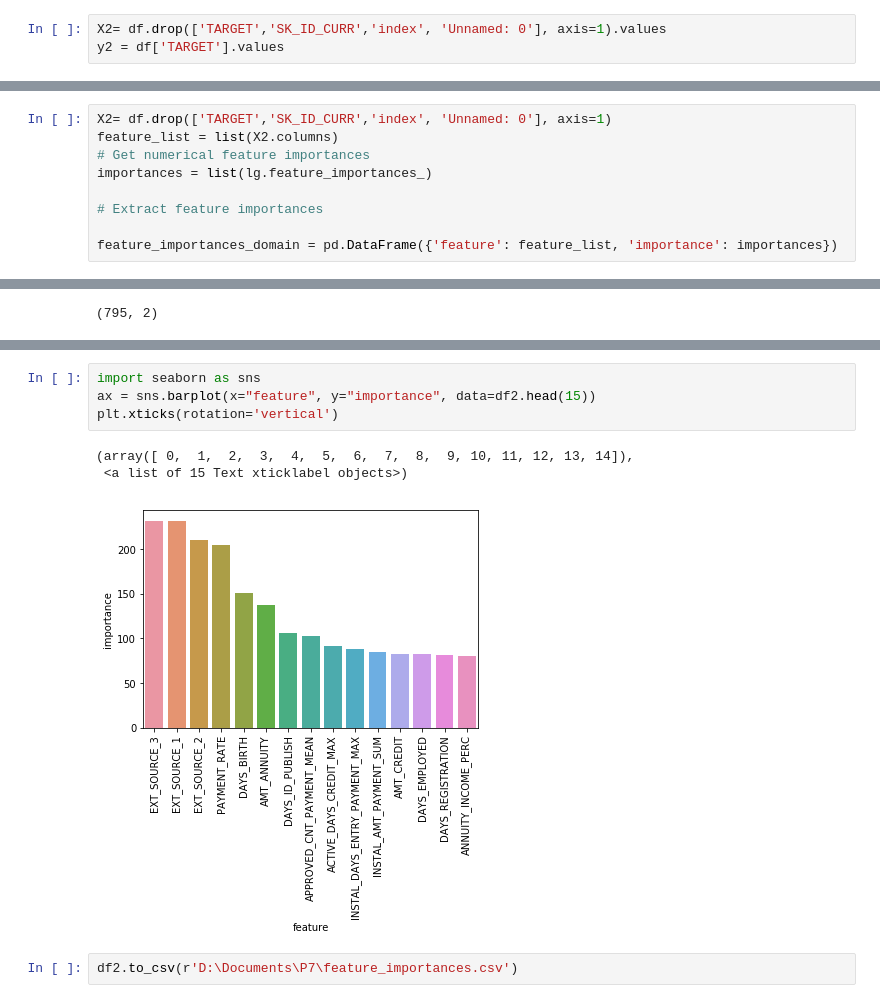
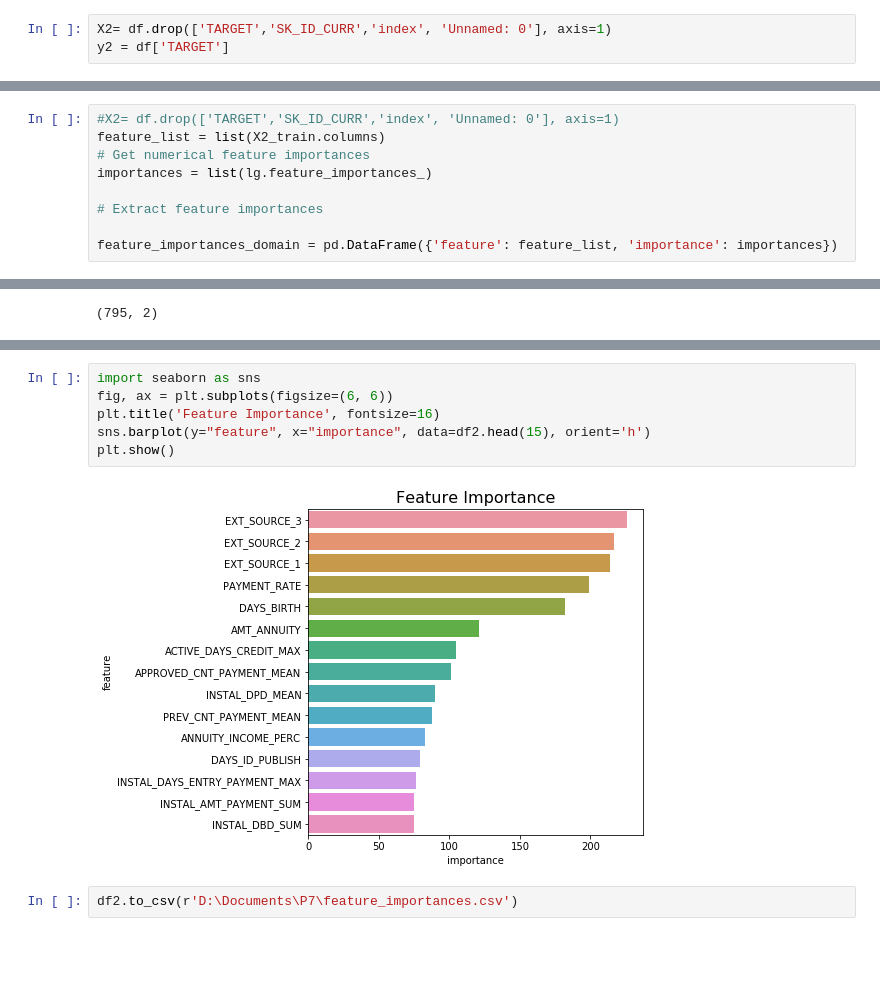
Before and after one commit to elmoctarellah/Proget7, a Jupyter notebook: P7_Modèle_final.ipynb, the cells around one changed output, grey strips where cells are left out. Drawn from its saved outputs; the diff is of its cells as text; blank space fills up the shorter version.

```diff
--- a/P7_Modèle_final.ipynb
+++ b/P7_Modèle_final.ipynb
@@ -22,6 +24,6 @@ df = pd.read_csv('df2.csv')
 # %%
-X2= df.drop(['TARGET','SK_ID_CURR','index', 'Unnamed: 0'], axis=1).values
-y2 = df['TARGET'].values
+X2= df.drop(['TARGET','SK_ID_CURR','index', 'Unnamed: 0'], axis=1)
+y2 = df['TARGET']
 # %%
 from sklearn import model_selection
 X2_train, X2_test, y2_train, y2_test = \
@@ -461,6 +468,6 @@ plt.title('Variable Importances', fontsize = 14);
 # %%
-X2= df.drop(['TARGET','SK_ID_CURR','index', 'Unnamed: 0'], axis=1)
-feature_list = list(X2.columns)
+#X2= df.drop(['TARGET','SK_ID_CURR','index', 'Unnamed: 0'], axis=1)
+feature_list = list(X2_train.columns)
 # Get numerical feature importances
 importances = list(lg.feature_importances_)
 
@@ -491,11 +498,11 @@ df2
 795 rows × 2 columns
 # %%
 import seaborn as sns
-ax = sns.barplot(x="feature", y="importance", data=df2.head(15))
-plt.xticks(rotation='vertical')
+fig, ax = plt.subplots(figsize=(6, 6))
+plt.title('Feature Importance', fontsize=16)
+sns.barplot(y="feature", x="importance", data=df2.head(15), orient='h')
+plt.show()
 # %% [output]
-(array([ 0,  1,  2,  3,  4,  5,  6,  7,  8,  9, 10, 11, 12, 13, 14]),
- <a list of 15 Text xticklabel objects>)
-[figure, old version]
+[figure, new version]
 # %%
 df2.to_csv(r'D:\Documents\P7\feature_importances.csv')
```
Also changed, not shown: parts of 35 cells of this notebook, 3 other files.
